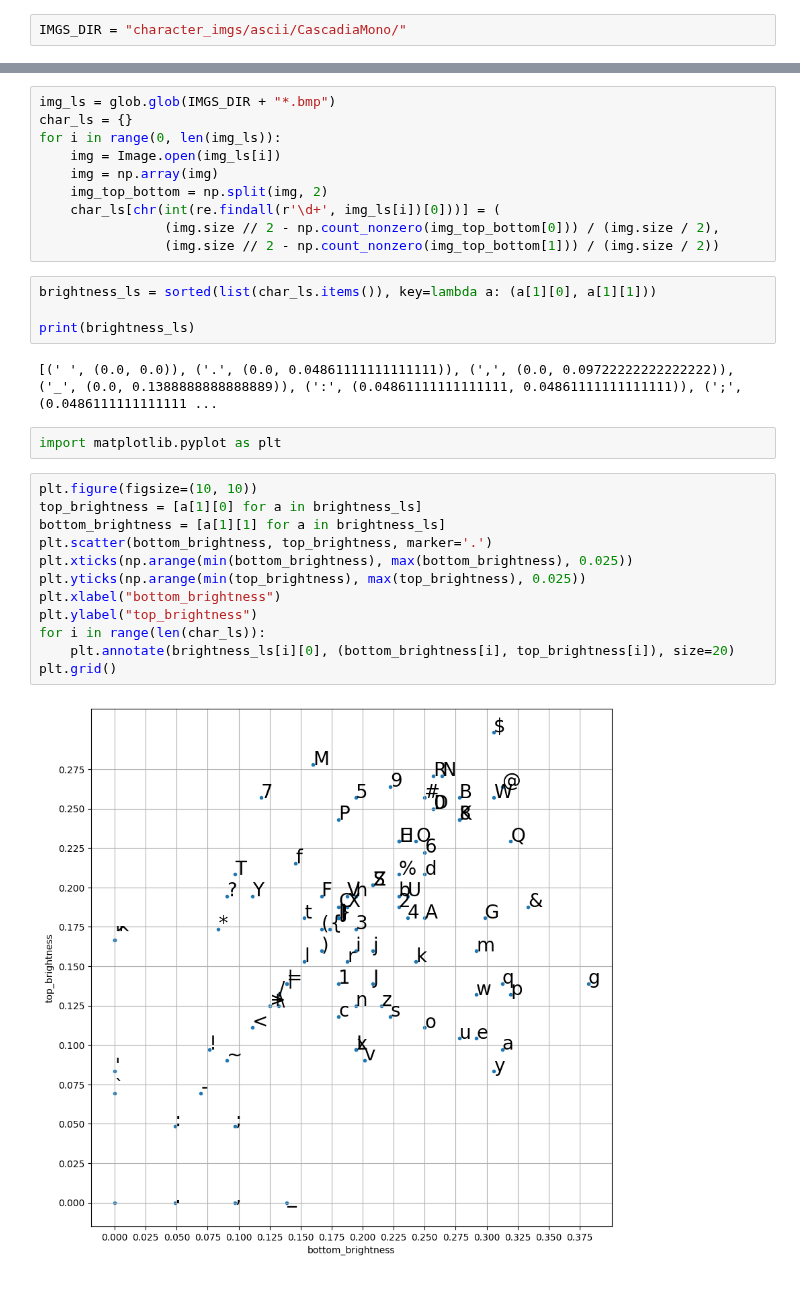
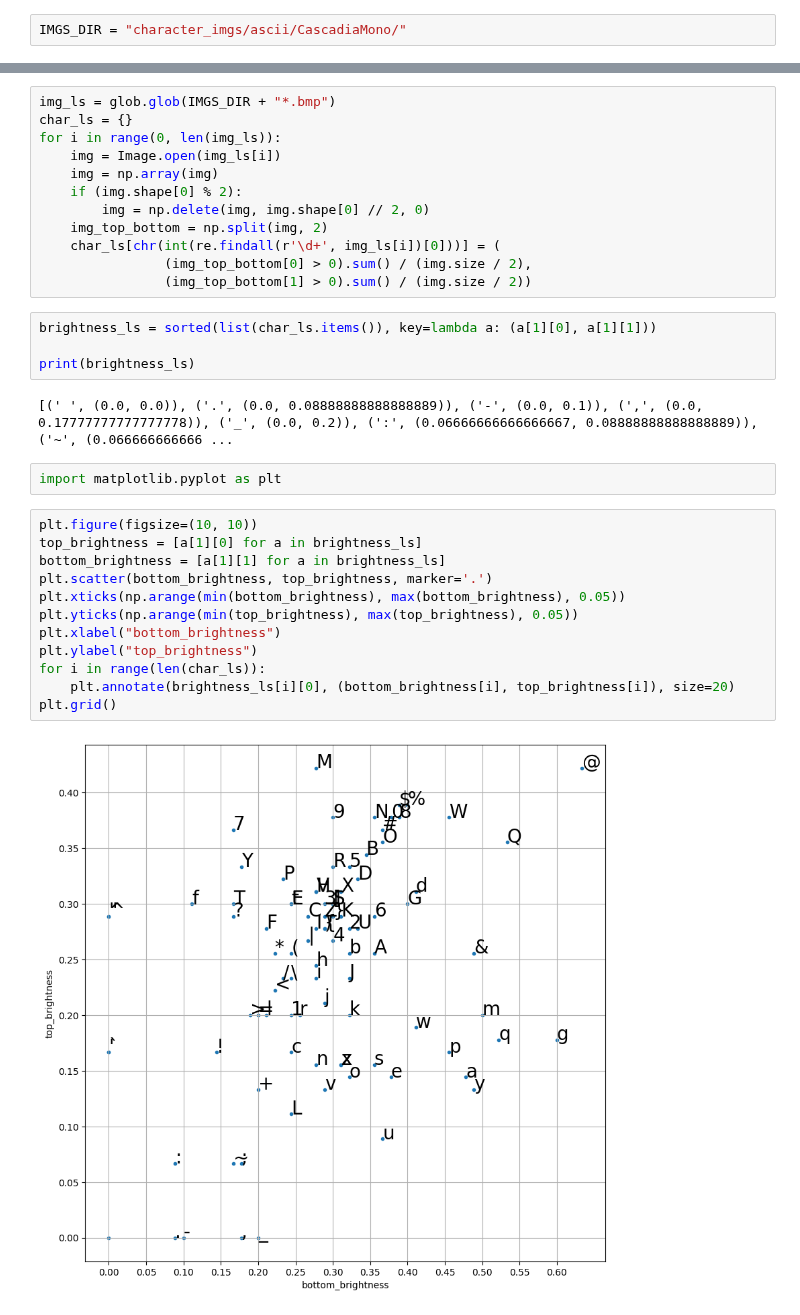
Before and after one commit to wojciechsadlik/python-char-art, a Jupyter notebook: ascii_v2_brightness_test.ipynb, the cells around one changed output, grey strips where cells are left out. Drawn from its saved outputs; the diff is of its cells as text.

```diff
--- a/ascii_v2_brightness_test.ipynb
+++ b/ascii_v2_brightness_test.ipynb
@@ -25,30 +27,32 @@ char_ls = {}
 for i in range(0, len(img_ls)):
     img = Image.open(img_ls[i])
     img = np.array(img)
+    if (img.shape[0] % 2):
+        img = np.delete(img, img.shape[0] // 2, 0)
     img_top_bottom = np.split(img, 2)
     char_ls[chr(int(re.findall(r'\d+', img_ls[i])[0]))] = (
-                (img.size // 2 - np.count_nonzero(img_top_bottom[0])) / (img.size / 2),
-                (img.size // 2 - np.count_nonzero(img_top_bottom[1])) / (img.size / 2))
+                (img_top_bottom[0] > 0).sum() / (img.size / 2),
+                (img_top_bottom[1] > 0).sum() / (img.size / 2))
 # %%
 brightness_ls = sorted(list(char_ls.items()), key=lambda a: (a[1][0], a[1][1]))
 
 print(brightness_ls)
 # %% [output]
-[(' ', (0.0, 0.0)), ('.', (0.0, 0.04861111111111111)), (',', (0.0, 0.09722222222222222)), ('_', (0.0, 0.1388888888888889)), (':', (0.04861111111111111, 0.04861111111111111)), (';', (0.0486111111111111 ...
+[(' ', (0.0, 0.0)), ('.', (0.0, 0.08888888888888889)), ('-', (0.0, 0.1)), (',', (0.0, 0.17777777777777778)), ('_', (0.0, 0.2)), (':', (0.06666666666666667, 0.08888888888888889)), ('~', (0.066666666666 ...
 # %%
 import matplotlib.pyplot as plt
 # %%
 plt.figure(figsize=(10, 10))
 top_brightness = [a[1][0] for a in brightness_ls]
 bottom_brightness = [a[1][1] for a in brightness_ls]
 plt.scatter(bottom_brightness, top_brightness, marker='.')
-plt.xticks(np.arange(min(bottom_brightness), max(bottom_brightness), 0.025))
-plt.yticks(np.arange(min(top_brightness), max(top_brightness), 0.025))
+plt.xticks(np.arange(min(bottom_brightness), max(bottom_brightness), 0.05))
+plt.yticks(np.arange(min(top_brightness), max(top_brightness), 0.05))
 plt.xlabel("bottom_brightness")
 plt.ylabel("top_brightness")
 for i in range(len(char_ls)):
     plt.annotate(brightness_ls[i][0], (bottom_brightness[i], top_brightness[i]), size=20)
 plt.grid()
 # %% [output]
-[figure, old version]
+[figure, new version]
 # %%
```
Also changed, not shown: parts of 6 cells of this notebook, 7 other files.
